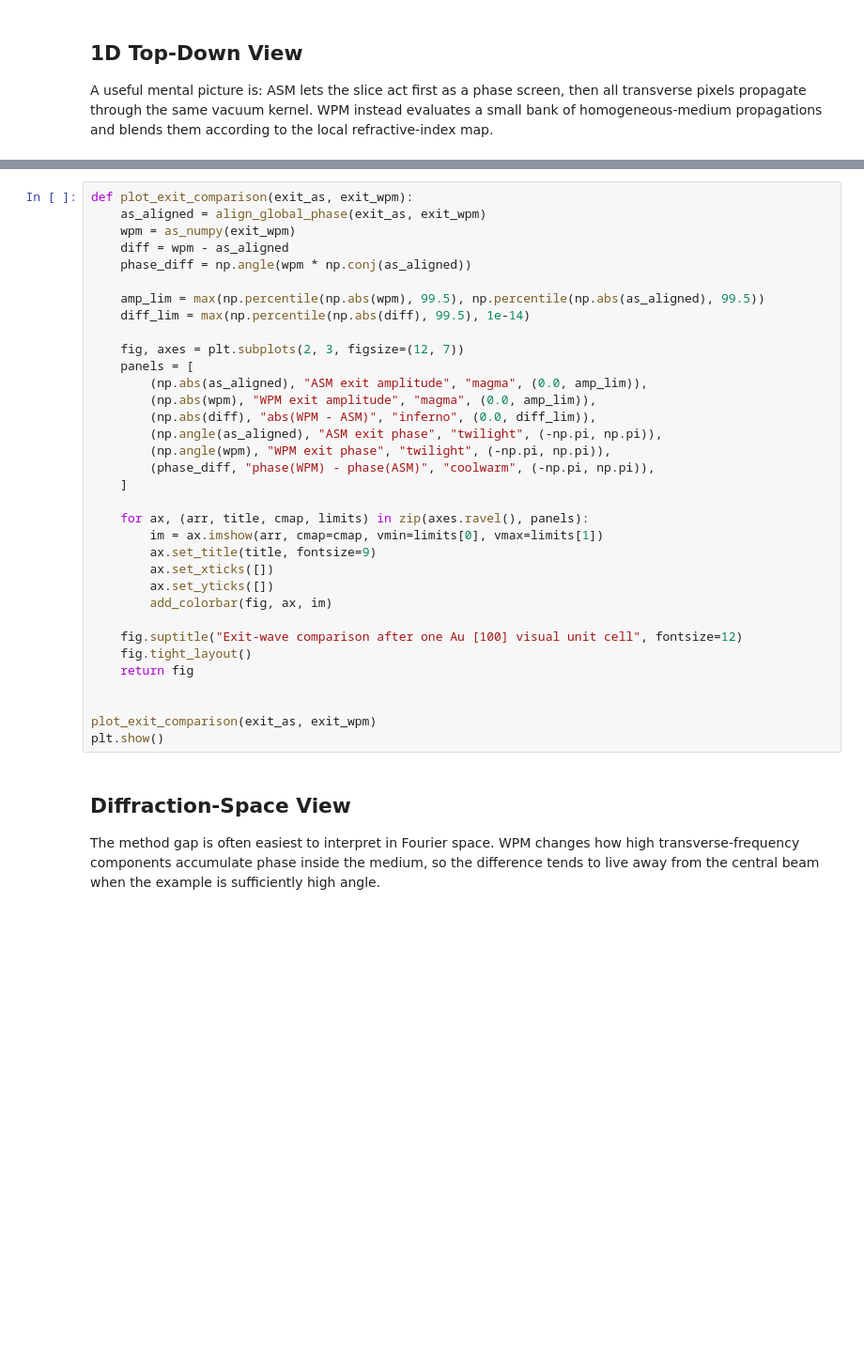
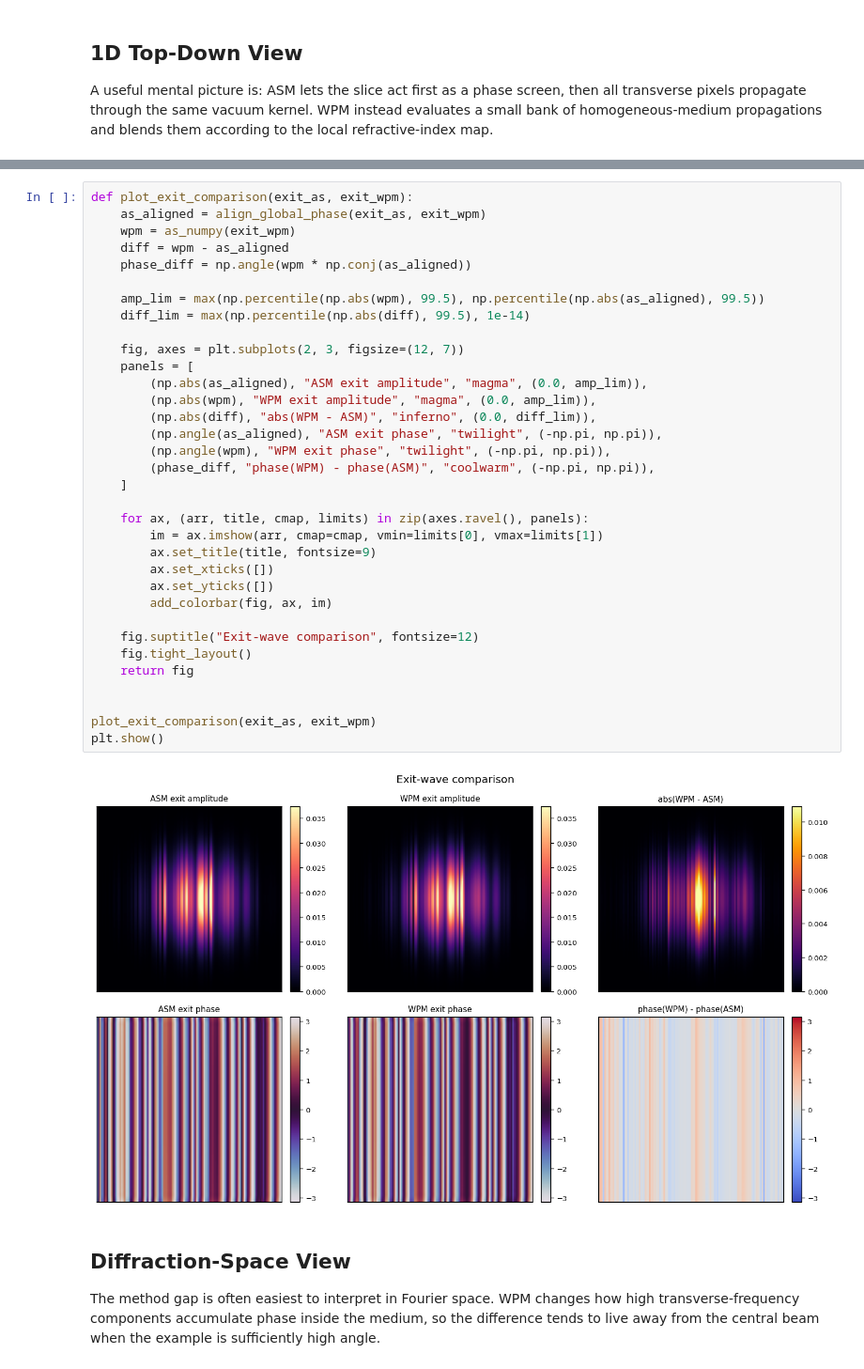
Before and after one commit to DavidLanders95/WideAnglePropagation, a Jupyter notebook: notebooks/archive/wpm_visual_explainer.ipynb, the cells around one changed output, grey strips where cells are left out. Shown at 94% size. Cells and saved outputs as stored; diff of their text form; blank space fills up the shorter version.

```diff
--- a/notebooks/archive/wpm_visual_explainer.ipynb
+++ b/notebooks/archive/wpm_visual_explainer.ipynb
@@ -582,34 +407,36 @@ def plot_exit_comparison(exit_as, exit_wpm):
     wpm = as_numpy(exit_wpm)
     diff = wpm - as_aligned
     phase_diff = np.angle(wpm * np.conj(as_aligned))
 
     amp_lim = max(np.percentile(np.abs(wpm), 99.5), np.percentile(np.abs(as_aligned), 99.5))
     diff_lim = max(np.percentile(np.abs(diff), 99.5), 1e-14)
 
     fig, axes = plt.subplots(2, 3, figsize=(12, 7))
     panels = [
         (np.abs(as_aligned), "ASM exit amplitude", "magma", (0.0, amp_lim)),
         (np.abs(wpm), "WPM exit amplitude", "magma", (0.0, amp_lim)),
         (np.abs(diff), "abs(WPM - ASM)", "inferno", (0.0, diff_lim)),
         (np.angle(as_aligned), "ASM exit phase", "twilight", (-np.pi, np.pi)),
         (np.angle(wpm), "WPM exit phase", "twilight", (-np.pi, np.pi)),
         (phase_diff, "phase(WPM) - phase(ASM)", "coolwarm", (-np.pi, np.pi)),
     ]
 
     for ax, (arr, title, cmap, limits) in zip(axes.ravel(), panels):
         im = ax.imshow(arr, cmap=cmap, vmin=limits[0], vmax=limits[1])
         ax.set_title(title, fontsize=9)
         ax.set_xticks([])
         ax.set_yticks([])
         add_colorbar(fig, ax, im)
 
-    fig.suptitle("Exit-wave comparison after one Au [100] visual unit cell", fontsize=12)
+    fig.suptitle("Exit-wave comparison", fontsize=12)
     fig.tight_layout()
     return fig
 
 
 plot_exit_comparison(exit_as, exit_wpm)
 plt.show()
+# %% [output]
+[figure, added]
 # %% [markdown]
 ## Diffraction-Space View
 
```
Also changed, not shown: parts of 25 cells of this notebook, 28 other files.
